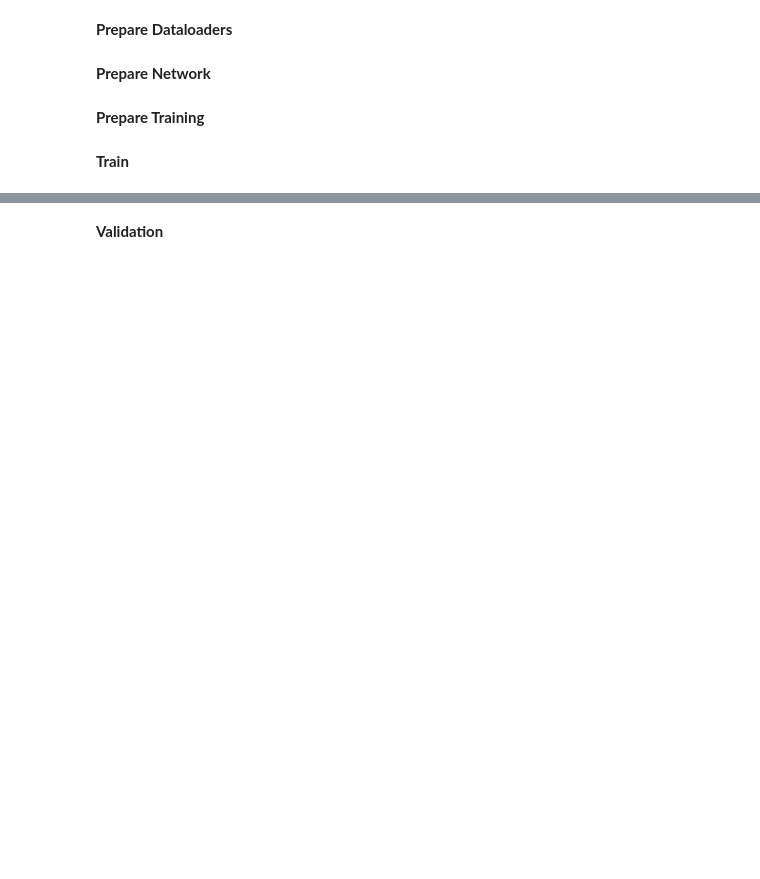
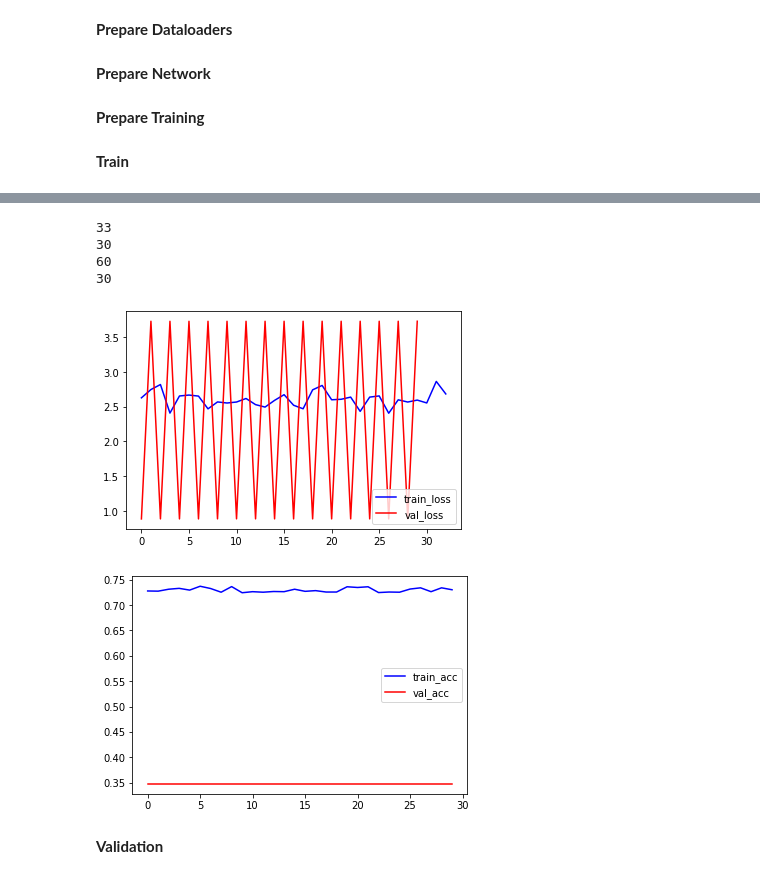
Before and after one commit to FedericaBucco/MLAIHW2, a Jupyter notebook: Copy_of_Homework2_MLDL.ipynb, the cells around one changed output, grey strips where cells are left out. Drawn from its saved outputs; the diff is of its cells as text; code cells hidden in the pictures; blank space fills up the shorter version.

```diff
--- a/Copy_of_Homework2_MLDL.ipynb
+++ b/Copy_of_Homework2_MLDL.ipynb
@@ -58,7 +148,7 @@ NUM_CLASSES = 102 # 101 + 1: There is am extra Background class that should be r
 BATCH_SIZE = 256     # Higher batch sizes allows for larger learning rates. An empirical heuristic suggests that, when changing
                      # the batch size, learning rate should change by the same factor to have comparable results
 
-LR = 1e-3            # The initial Learning Rate
+LR = 1e-2            # The initial Learning Rate
 MOMENTUM = 0.9       # Hyperparameter for SGD, keep this at 0.9 when using SGD
 WEIGHT_DECAY = 5e-5  # Regularization, you can keep this at the default
 
@@ -208,3 +371,30 @@ for epoch in range(NUM_EPOCHS):
+# %%
+#GRAFICI
+import matplotlib.pyplot as plt
+print(len(train_loss))
+print(len(train_acc))
+print(len(val_loss))
+print(len(val_acc))
+
+plt.plot(range(len(train_loss)), train_loss, c = 'blue')
+
+plt.plot(range(0,30), val_loss[:30], c = 'red')
+labels = ["train_loss", "val_loss"]
+plt.legend(labels)
+plt.show()
+
+plt.plot(range(len(train_acc)), train_acc, c = 'blue')
+plt.plot(range(0,30), val_acc[:30], c = 'red')
+labels = ["train_acc", "val_acc"]
+plt.legend(labels)
+plt.show()
+# %% [output]
+33
+30
+60
+30
+[figure, added]
+[figure, added]
 # %% [markdown]
 **Validation**
 # %%
```
Also changed, not shown: parts of 7 cells of this notebook.
